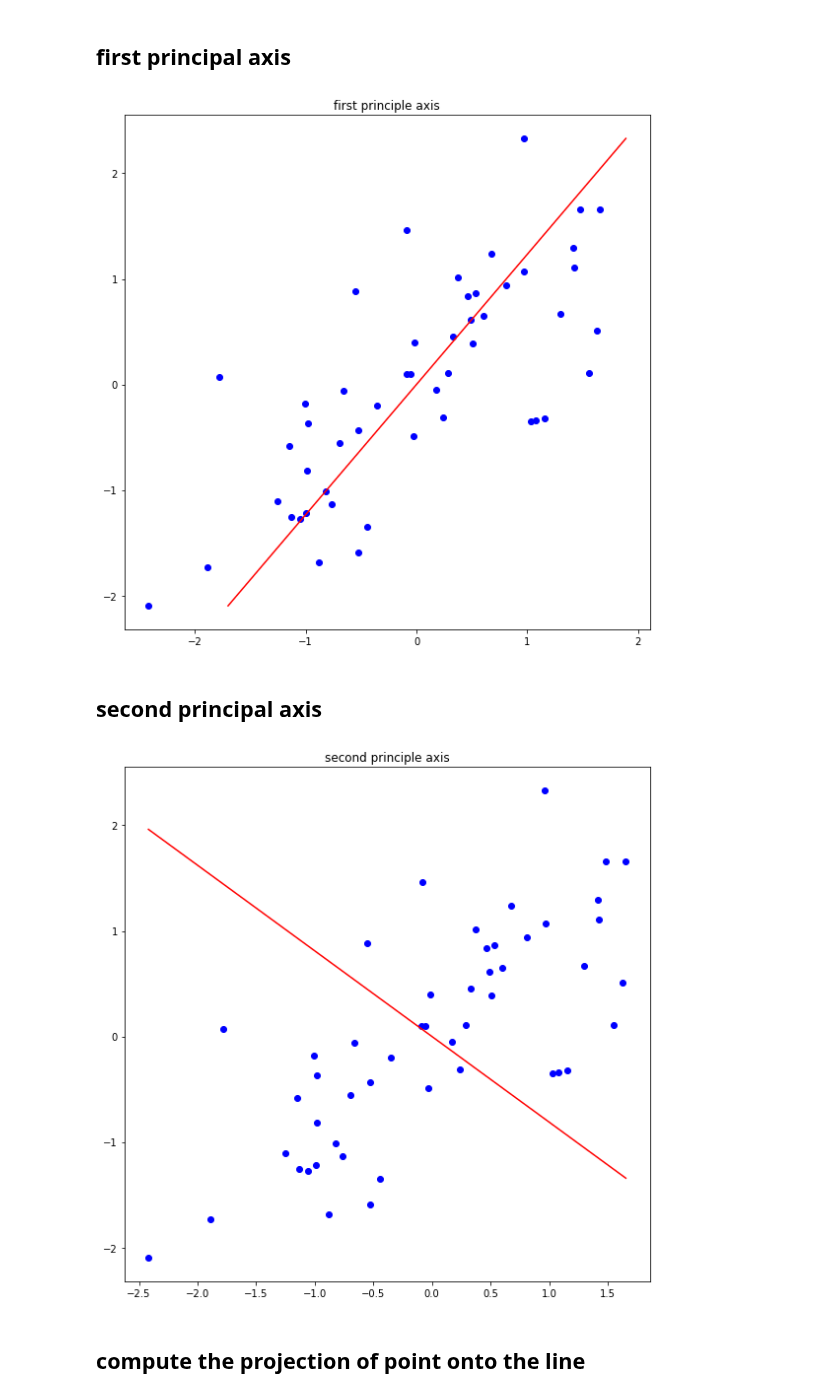
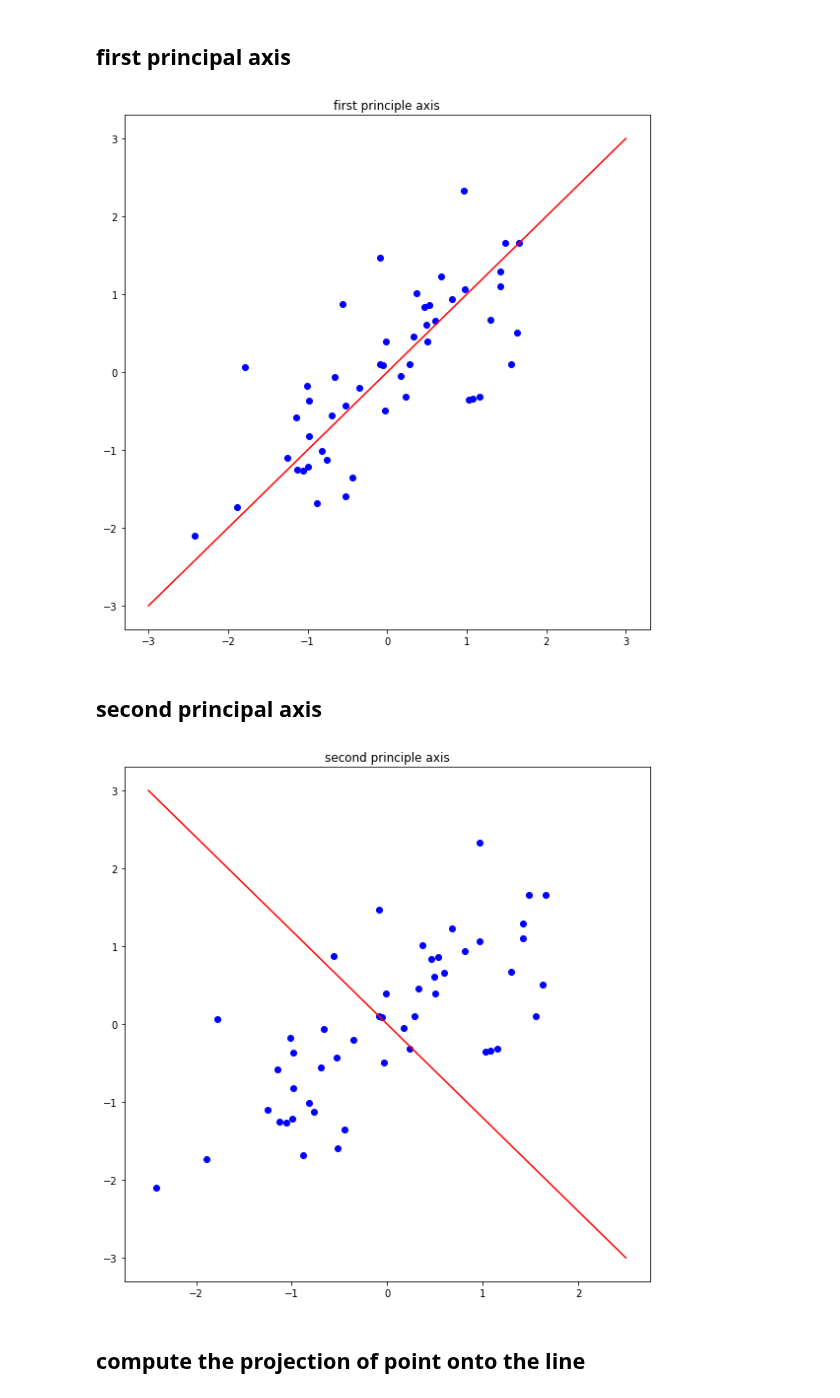
Before and after one commit to caumannerman/assignment-machine-learning, a Jupyter notebook: assignment_12.ipynb, the cells around one changed output. Cells and saved outputs as stored; diff of their text form; code cells hidden in the pictures.

Commit message:
Revise plotting first,second principal axis

```diff
--- a/assignment_12.ipynb
+++ b/assignment_12.ipynb
@@ -98,28 +100,28 @@ plt.show()
 plt.figure(figsize=(8,8))
 plt.title('first principle axis')
 plt.plot(nor_x, nor_y,'o', color = 'blue')
-if abs(fir[0]) > abs(fir[1]):
-    plt.plot(np.linspace(np.min(nor_x), np.max(nor_x),100), np.linspace(np.min(nor_x), np.max(nor_x),100) *fir[1] / fir[0],'-', color = 'red')
-else:
-    plt.plot(np.linspace(np.min(nor_y)*fir[0] / fir[1], np.max(nor_y)*fir[0] / fir[1],100), np.linspace(np.min(nor_y), np.max(nor_y),100) ,'-', color = 'red')
+
+#plt.plot( (np.min(nor_x), np.max(nor_x)), (np.min(nor_x)*fir[1] / fir[0],np.max(nor_x) *fir[1]/fir[0]), '-', color = 'red')
+plt.plot( (-3,3), (-3*fir[1] / fir[0],3 *fir[1]/fir[0]), '-', color = 'red')
+
+
 plt.tight_layout()
 plt.show()
 # %% [output]
-[figure, old version]
+[figure, new version]
 # %% [markdown]
 ## second principal axis
 # %%
 plt.figure(figsize=(8,8))
 plt.title('second principle axis')
 plt.plot(nor_x, nor_y,'o', color = 'blue')
-if abs(sec[0]) > abs(sec[1]):
-    plt.plot(np.linspace(np.min(nor_x), np.max(nor_x),100), np.linspace(np.min(nor_x), np.max(nor_x),100) *sec[1] / sec[0],'-', color = 'red')
-else:
-    plt.plot(np.linspace(np.min(nor_y)*sec[0] / sec[1], np.max(nor_y)*sec[0] / sec[1],100), np.linspace(np.min(nor_y), np.max(nor_y),100) ,'-', color = 'red')
+
+plt.plot( (-2.5,2.5), (-2.5*sec[1] / sec[0],3 *sec[1]/sec[0]), '-', color = 'red')
+
 plt.tight_layout()
 plt.show()
 # %% [output]
-[figure, old version]
+[figure, new version]
 # %% [markdown]
 ## compute the projection of point onto the line
 # %%
```
Also changed, not shown: parts of 1 cell of this notebook.
